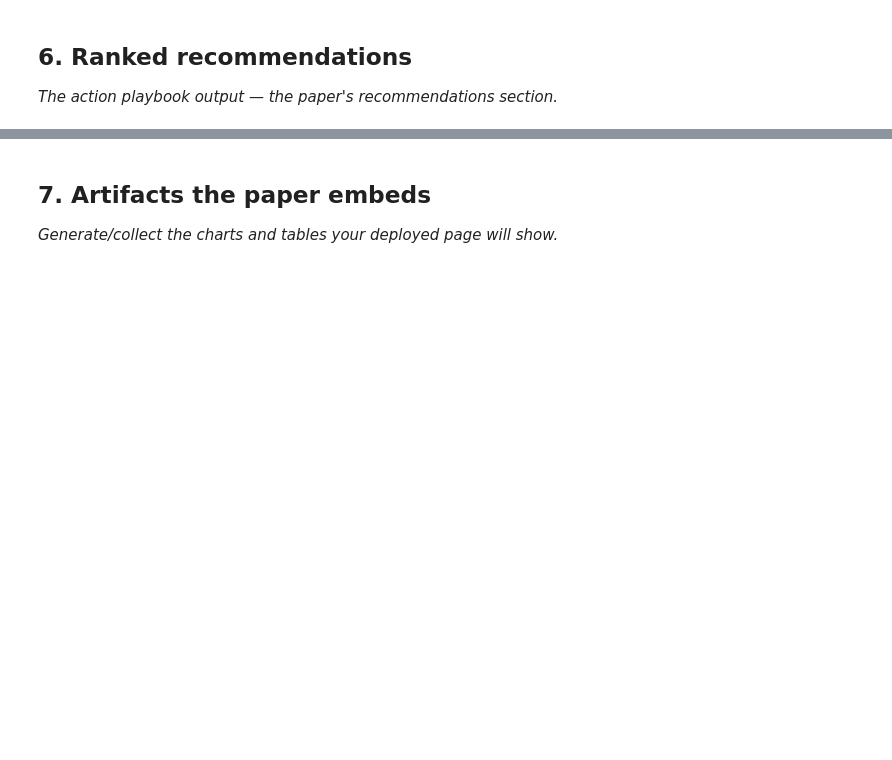
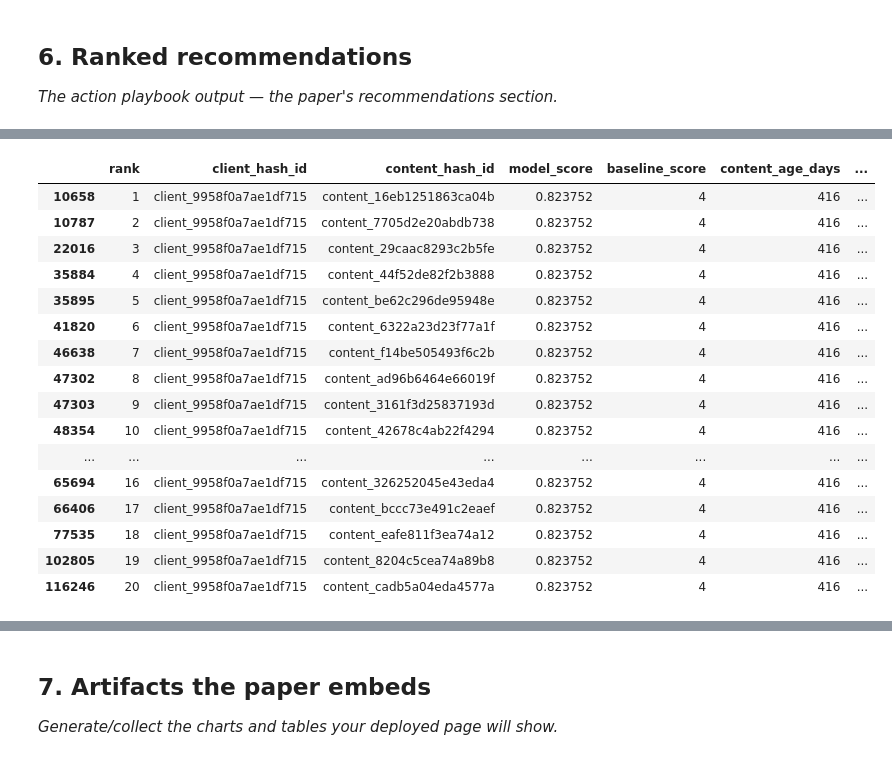
Before and after one commit to afreensumai64/ML-Internship, a Jupyter notebook: work/notebooks/capstone.ipynb, the cells around one changed output, grey strips where cells are left out. Drawn from its saved outputs; the diff is of its cells as text; code cells hidden in the pictures; blank space fills up the shorter version.

```diff
--- a/work/notebooks/capstone.ipynb
+++ b/work/notebooks/capstone.ipynb
@@ -32,0 +469,99 @@ This skeleton is yours to fill. Work the sections **in order** — each one has
+# %%
+# Build the ranked recommendation queue from the held-out test set
+
+recommendations = test_results.copy()
+
+recommendations["rank"] = (
+    recommendations["model_score"]
+    .rank(method="first", ascending=False)
+    .astype(int)
+)
+
+recommendations["reason_code"] = np.select(
+    [
+        (recommendations["content_age_days"] >= 365) &
+        (recommendations["gsc_impressions"] < 100),
+
+        (recommendations["content_age_days"] >= 365) &
+        (recommendations["gsc_impressions"] < 1000),
+
+        (recommendations["content_age_days"].between(180, 364)) &
+        (recommendations["gsc_impressions"] < 100),
+
+        (recommendations["content_age_days"].between(180, 364)) &
+        (recommendations["gsc_impressions"] < 1000),
+
+        recommendations["gsc_impressions"] < 100,
+
+        recommendations["gsc_impressions"] < 1000
+    ],
+    [
+        "stale_low_visibility",
+        "stale_moderate_visibility",
+        "aging_low_visibility",
+        "aging_moderate_visibility",
+        "low_visibility",
+        "moderate_visibility"
+    ],
+    default="monitor"
+)
+
+recommendations["action"] = np.select(
+    [
+        recommendations["reason_code"].isin([
+            "stale_low_visibility",
+            "stale_moderate_visibility",
+            "aging_low_visibility",
+            "aging_moderate_visibility"
+        ]),
+        recommendations["reason_code"].isin([
+            "low_visibility",
+            "moderate_visibility"
+        ])
+    ],
+    [
+        "review_refresh",
+        "review_visibility"
+    ],
+    default="monitor"
+)
+
+recommendations = recommendations.sort_values(
+    ["model_score", "baseline_score"],
+    ascending=[False, False]
+)
+
+top_recommendations = recommendations[
+    [
+        "rank",
+        "client_hash_id",
+        "content_hash_id",
+        "model_score",
+        "baseline_score",
+        "content_age_days",
+        "gsc_impressions",
+        "gsc_clicks",
+        "reason_code",
+        "action"
+    ]
+].head(20)
+
+display(top_recommendations)
+# %% [output]
+|  | rank | client_hash_id | content_hash_id | model_score | baseline_score | content_age_days | ... |
+| 10658 | 1 | client_9958f0a7ae1df715 | content_16eb1251863ca04b | 0.823752 | 4 | 416 | ... |
+| 10787 | 2 | client_9958f0a7ae1df715 | content_7705d2e20abdb738 | 0.823752 | 4 | 416 | ... |
+| 22016 | 3 | client_9958f0a7ae1df715 | content_29caac8293c2b5fe | 0.823752 | 4 | 416 | ... |
+| 35884 | 4 | client_9958f0a7ae1df715 | content_44f52de82f2b3888 | 0.823752 | 4 | 416 | ... |
+| 35895 | 5 | client_9958f0a7ae1df715 | content_be62c296de95948e | 0.823752 | 4 | 416 | ... |
+| 41820 | 6 | client_9958f0a7ae1df715 | content_6322a23d23f77a1f | 0.823752 | 4 | 416 | ... |
+| 46638 | 7 | client_9958f0a7ae1df715 | content_f14be505493f6c2b | 0.823752 | 4 | 416 | ... |
+| 47302 | 8 | client_9958f0a7ae1df715 | content_ad96b6464e66019f | 0.823752 | 4 | 416 | ... |
+| 47303 | 9 | client_9958f0a7ae1df715 | content_3161f3d25837193d | 0.823752 | 4 | 416 | ... |
+| 48354 | 10 | client_9958f0a7ae1df715 | content_42678c4ab22f4294 | 0.823752 | 4 | 416 | ... |
+| ... | ... | ... | ... | ... | ... | ... | ... |
+| 65694 | 16 | client_9958f0a7ae1df715 | content_326252045e43eda4 | 0.823752 | 4 | 416 | ... |
+| 66406 | 17 | client_9958f0a7ae1df715 | content_bccc73e491c2eaef | 0.823752 | 4 | 416 | ... |
+| 77535 | 18 | client_9958f0a7ae1df715 | content_eafe811f3ea74a12 | 0.823752 | 4 | 416 | ... |
+| 102805 | 19 | client_9958f0a7ae1df715 | content_8204c5cea74a89b8 | 0.823752 | 4 | 416 | ... |
+| 116246 | 20 | client_9958f0a7ae1df715 | content_cadb5a04eda4577a | 0.823752 | 4 | 416 | ... |
```
Also changed, not shown: parts of 16 cells of this notebook.
